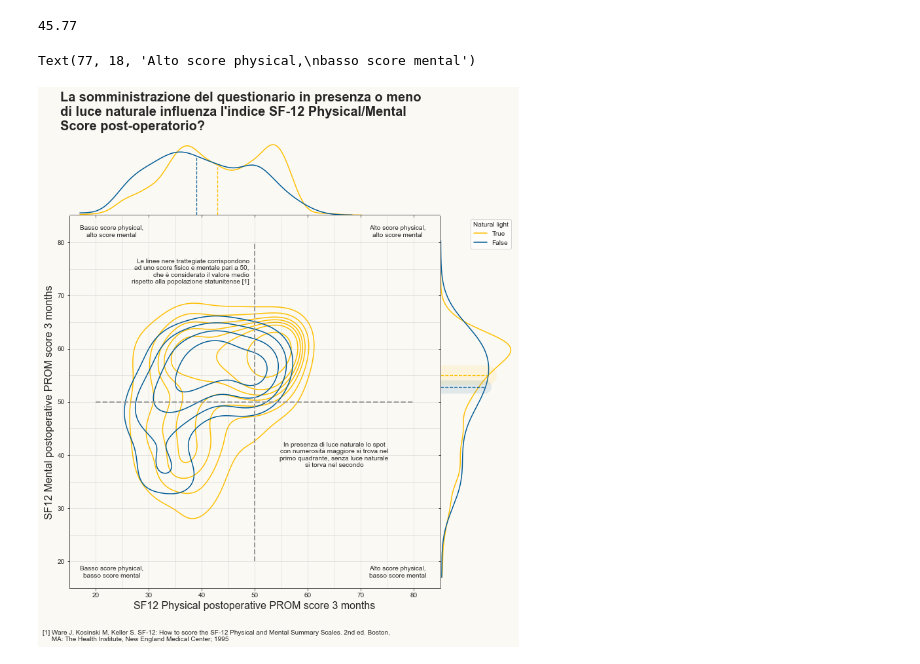
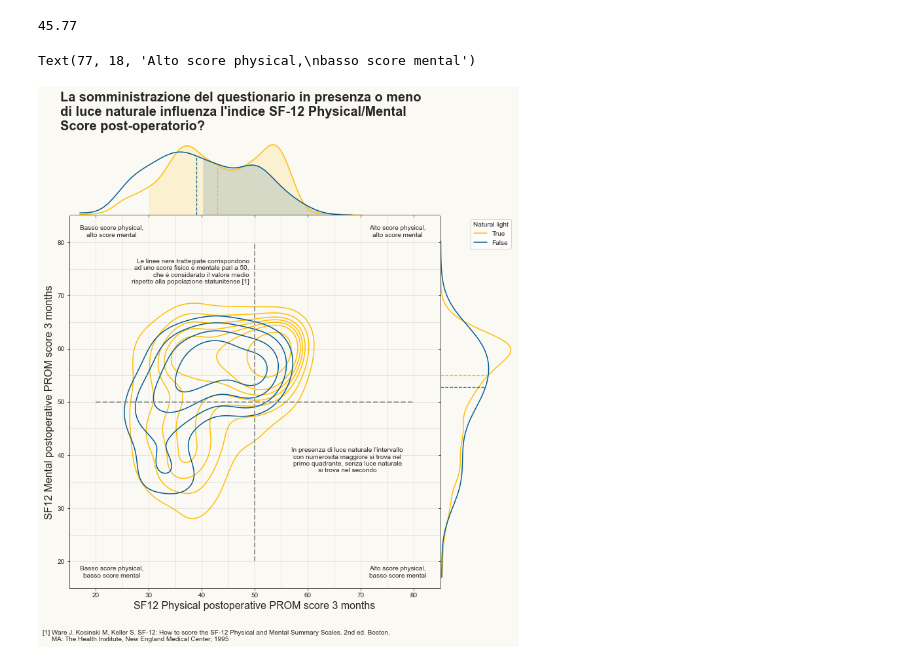
Before and after one commit to giocoal/surgery-PROMs-score-and-weather-conditions-data-visualizations, a Jupyter notebook: DataViz_Compitino_SecondaVisualizzazione.ipynb, the cells around one changed output. Saved outputs shown, nothing was run; the diff lists cells and outputs as text; code cells hidden in the pictures.

```diff
--- a/DataViz_Compitino_SecondaVisualizzazione.ipynb
+++ b/DataViz_Compitino_SecondaVisualizzazione.ipynb
@@ -295,0 +296,7 @@ x_on, y_on = df1_on.physical_score_postop, df1_on.mental_score_postop
+# %%
+#estraggo curve marginali generate da kdeplot
+x_p_off, y_p_off = sns.kdeplot(x=x_off, bw_adjust = 0.8).get_lines()[0].get_data()
+plt.close()
+# %%
+x_p_on, y_p_on = sns.kdeplot(x=x_on, bw_adjust = 0.75).get_lines()[0].get_data()
+plt.close()
@@ -393,9 +406,10 @@ g.ax_marg_x.axvline(x=median(df1_off['physical_score_postop']), ymin=0, ymax=0.8
 g.ax_marg_y.axhline(y=median(df1_on['mental_score_postop']), xmin=0, xmax=0.63, color = color_on, alpha = 1, ls='--', lw = 1.3)
 g.ax_marg_y.axhline(y=median(df1_off['mental_score_postop']), xmin=0, xmax=0.6, color = color_off, alpha = 0.9, ls='--', lw = 1.3)
 
-#incertezze marg da sistemare
-g.ax_marg_y.axhline(y=median(df1_on['mental_score_postop']), xmin=0, xmax=0.63, color = color_on, alpha = 0.1, ls='-', lw = 30)
-g.ax_marg_y.axhline(y=median(df1_off['mental_score_postop']), xmin=0, xmax=0.6, color = color_off, alpha = 0.1, ls='-', lw = 20)
+
+#intervalli di confidenza
+g.ax_marg_x.fill_between(x = x_p_on, y1 =y_p_on, where= x_p_on >30, color = color_on, alpha = 0.15)
+g.ax_marg_x.fill_between(x = x_p_off, y1 =y_p_off, where= x_p_off>40, color = color_off, alpha = 0.15)
 
 
 #legenda
@@ -405,40 +419,39 @@ plt.legend(title='Natural light', labels=["True","False"])
 g.set_axis_labels('SF12 Physical postoperative PROM score 3 months', 'SF12 Mental postoperative PROM score 3 months', fontsize=16)
 
 # Titolo
-titolo_italiano = "La somministrazione del questionario in presenza o meno \ndi luce naturale influenza l'indice SF-12 Physical/Mental \nScore post-operatorio?"
-titolo_inglese = ""
+titolo = "La somministrazione del questionario in presenza o meno \ndi luce naturale influenza l'indice SF-12 Physical/Mental \nScore post-operatorio?"
 g.fig.suptitle(
-    titolo_italiano,
+    titolo,
     x = 0.022,
     y = 1.09,
     ha="left",
     fontsize=20,
     weight="bold",
     wrap = True
 )
 
 #Context
 label_croce = "Le linee nere trattegiate corrispondono\nad uno score fisico e mentale pari a 50,\nche è considerato il valore medio\nrispetto alla popolazione statunitense [1]"
 label_cit = "[1] Ware J, Kosinski M, Keller S. SF-12: How to score the SF-12 Physical and Mental Summary Scales. 2nd ed. Boston,\n     MA: The Health Institute, New England Medical Center; 1995"
-label_numer = "In presenza di luce naturale lo spot\ncon numerosità maggiore si trova nel\nprimo quadrante, senza luce naturale\nsi torva nel secondo"
+label_numer = "In presenza di luce naturale l'intervallo\ncon numerosità maggiore si trova nel\nprimo quadrante, senza luce naturale\nsi trova nel secondo"
 label_1 = 'Alto score physical,\nalto score mental'
 label_2 = 'Basso score physical,\nalto score mental'
 label_3 = 'Basso score physical,\nbasso score mental'
 label_4 = 'Alto score physical,\nbasso score mental'
 
 
 #ax.text(1.5, 66.5 + pad, label1, fontsize=10, va="bottom", ha="center")
 g.ax_joint.text(49, 72, label_croce, fontsize=10, va="bottom", ha="right")
-g.ax_joint.text(10, 6, label_cit, fontsize=10, va="center", ha="left")
-g.ax_joint.text(65, 40, label_numer, fontsize=10, va="center", ha="center")
+g.ax_joint.text(10, 6, label_cit, fontsize=10, va="center", ha='left')
+g.ax_joint.text(67.5, 39, label_numer, fontsize=10, va="center", ha="center")
 
 g.ax_joint.text(77, 82, label_1, fontsize=10, va="center", ha="center")
 g.ax_joint.text(23, 82, label_2, fontsize=10, va="center", ha="center")
 g.ax_joint.text(23, 18, label_3, fontsize=10, va="center", ha="center")
 g.ax_joint.text(77, 18, label_4, fontsize=10, va="center", ha="center")
 # %% [output]
 Text(77, 18, 'Alto score physical,\nbasso score mental')
-[figure, old version]
+[figure, new version]
 # %%
 #massimi locali light_false physical
 #x, y = sns.kdeplot(x=x_off, bw_adjust = 0.8).get_lines()[0].get_data()
```
Also changed, not shown: parts of 4 cells of this notebook.
